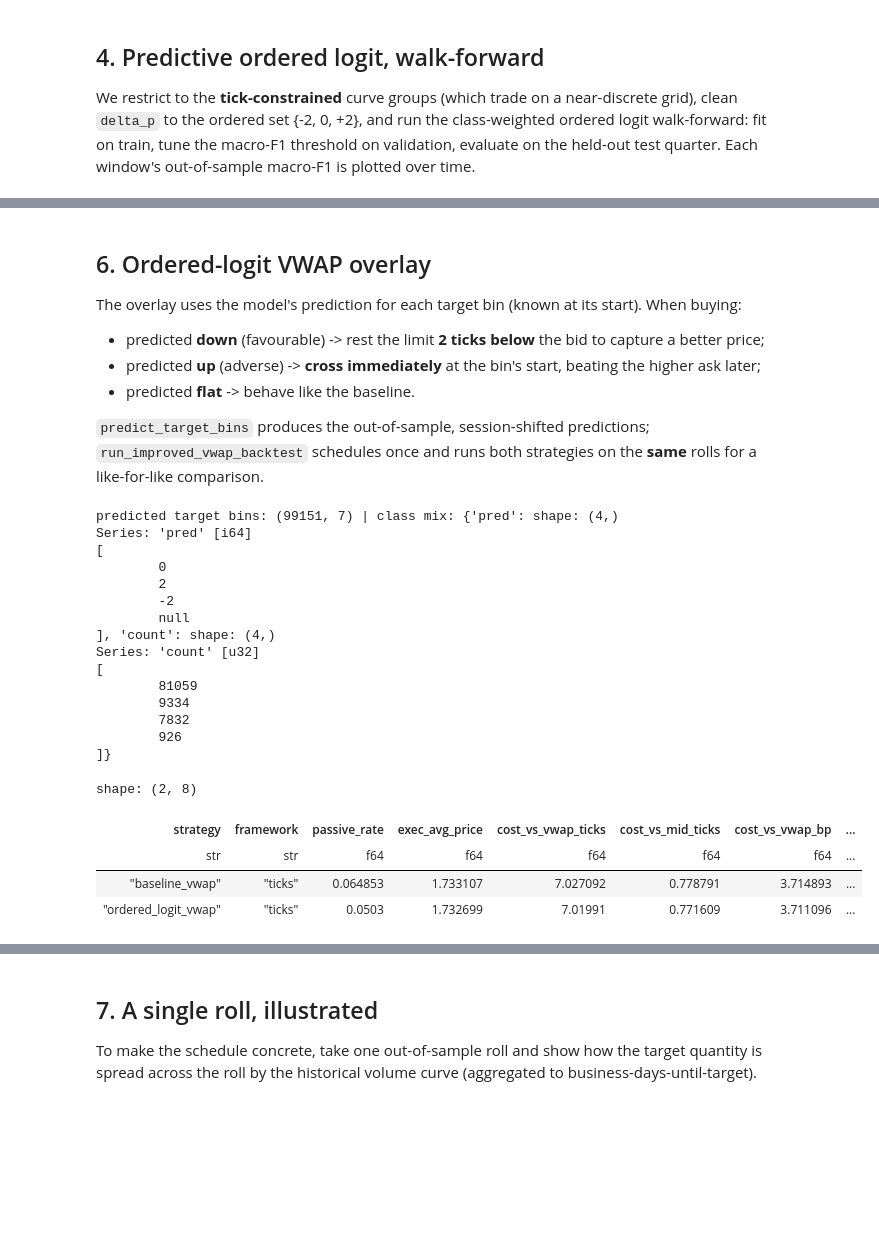
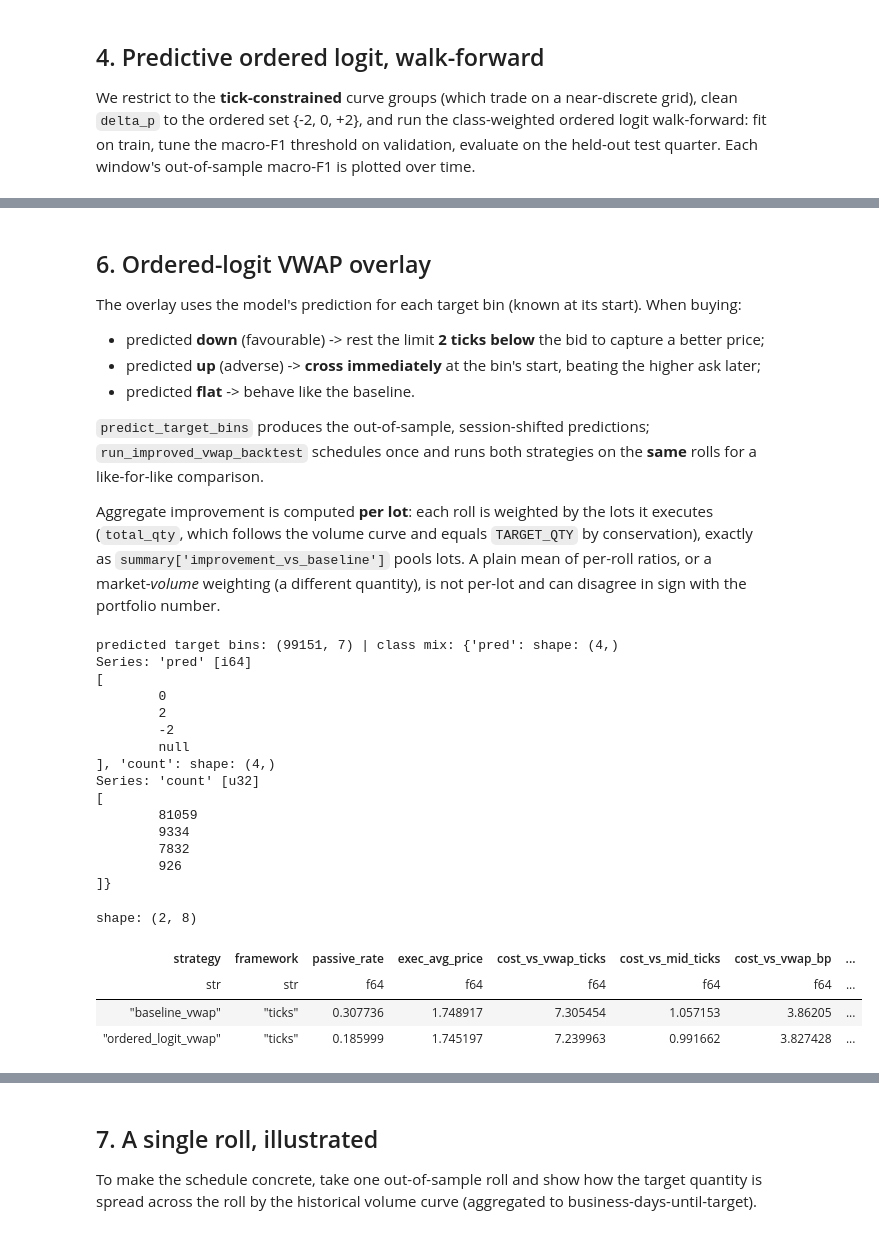
Before and after one commit to qe-internship-wjw/ip1, a Jupyter notebook: notebooks/03_vwap_backtest.ipynb, the cells around one changed output, grey strips where cells are left out. Drawn from its saved outputs; the diff is of its cells as text; code cells hidden in the pictures; blank space fills up the shorter version.

```diff
--- a/notebooks/03_vwap_backtest.ipynb
+++ b/notebooks/03_vwap_backtest.ipynb
@@ -44,6 +44,8 @@ from src.vwap import (
 
 pl.Config.set_tbl_rows(20)
 pl.Config.set_tbl_cols(30)
-TARGET_QTY = 10_000          # lots to roll per security
-DIRECTION  = 'buy'           # buying calendar spreads
-FILL_MODEL = 'hilo'          # price-range fills (needs HIGH/LOW)
+TARGET_QTY  = 10_000         # lots to roll per security
+DIRECTION   = 'buy'          # buying calendar spreads
+FILL_MODEL  = 'queue'         # price-range fills (needs HIGH/LOW)
+WINDOW      = 12              # order survival window in bins (1 = naive single-bin)
+WINDOW_GRID = [1, 2, 3, 4, 6, 12]  # 5 min .. 30 min, for the window-size sweep
@@ -235,39 +243,49 @@ The overlay uses the model's prediction for each target bin (known at its start)
 
 `predict_target_bins` produces the out-of-sample, session-shifted predictions; `run_improved_vwap_backtest`
 schedules once and runs both strategies on the **same** rolls for a like-for-like comparison.
+
+Aggregate improvement is computed **per lot**: each roll is weighted by the lots it executes (`total_qty`,
+which follows the volume curve and equals `TARGET_QTY` by conservation), exactly as
+`summary['improvement_vs_baseline']` pools lots. A plain mean of per-roll ratios, or a market-*volume*
+weighting (a different quantity), is not per-lot and can disagree in sign with the portfolio number.
 # %%
 preds = predict_target_bins(df_clean, windows, verbose=False)
 print('predicted target bins:', preds.shape,
       '| class mix:', preds['pred'].value_counts(sort=True).to_dict())
 
 summary, per_sec = run_improved_vwap_backtest(
     df_cs, preds, df_signals,
-    target_qty=TARGET_QTY, direction=DIRECTION, fill_model=FILL_MODEL, framework='ticks',
+    target_qty=TARGET_QTY, direction=DIRECTION, fill_model=FILL_MODEL, window=WINDOW, framework='ticks',
 )
+# `per_sec.total_qty` = lots executed per roll (follows the volume curve; = TARGET_QTY by
+# conservation). It is the correct PER-LOT weight for aggregating per-roll improvement -- the same
+# lots that summary['improvement_vs_baseline'] pools over. Weighting by *market* volume instead is
+# a different quantity that over-weights high-volume rolls and can flip the aggregate's sign.
+
 # Headline framework is ticks per lot; bp columns are present too.
 summary.select('strategy', 'framework', 'passive_rate', 'exec_avg_price',
                'cost_vs_vwap_ticks', 'cost_vs_mid_ticks', 'cost_vs_vwap_bp', 'improvement_vs_baseline')
 # %% [output]
 predicted target bins: (99151, 7) | class mix: {'pred': shape: (4,)
 Series: 'pred' [i64]
 [
         0
         2
         -2
         null
 ], 'count': shape: (4,)
 Series: 'count' [u32]
 [
         81059
         9334
         7832
         926
 ]}
 shape: (2, 8)
 | strategy | framework | passive_rate | exec_avg_price | cost_vs_vwap_ticks | cost_vs_mid_ticks | cost_vs_vwap_bp | ... |
 | str | str | f64 | f64 | f64 | f64 | f64 | ... |
-| "baseline_vwap" | "ticks" | 0.064853 | 1.733107 | 7.027092 | 0.778791 | 3.714893 | ... |
-| "ordered_logit_vwap" | "ticks" | 0.0503 | 1.732699 | 7.01991 | 0.771609 | 3.711096 | ... |
+| "baseline_vwap" | "ticks" | 0.307736 | 1.748917 | 7.305454 | 1.057153 | 3.86205 | ... |
+| "ordered_logit_vwap" | "ticks" | 0.185999 | 1.745197 | 7.239963 | 0.991662 | 3.827428 | ... |
 # %%
 # Head-to-head: passive rate and cost vs VWAP / mid (ticks per lot), baseline vs overlay.
 sm = summary.select('strategy', 'passive_rate', 'cost_vs_vwap_ticks', 'cost_vs_mid_ticks').to_pandas()
```
Also changed, not shown: parts of 10 cells of this notebook, 2 other files.
